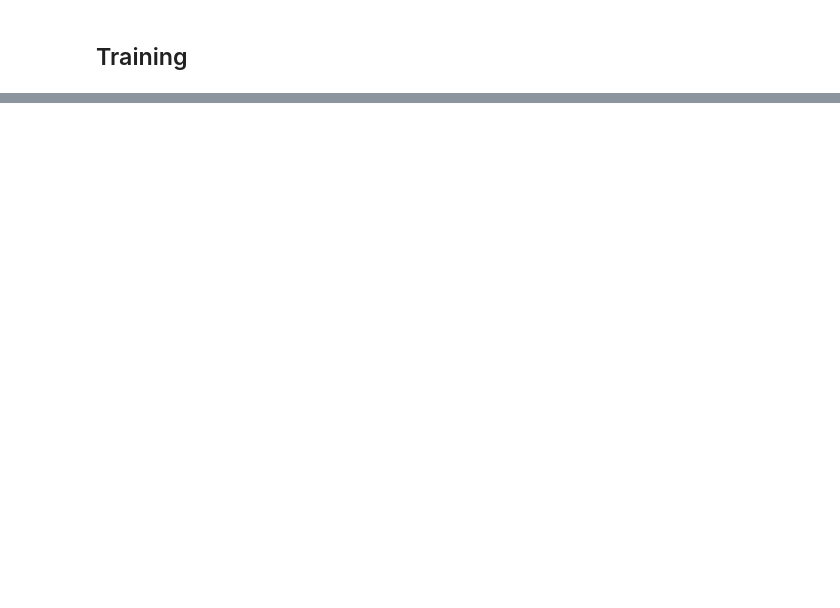
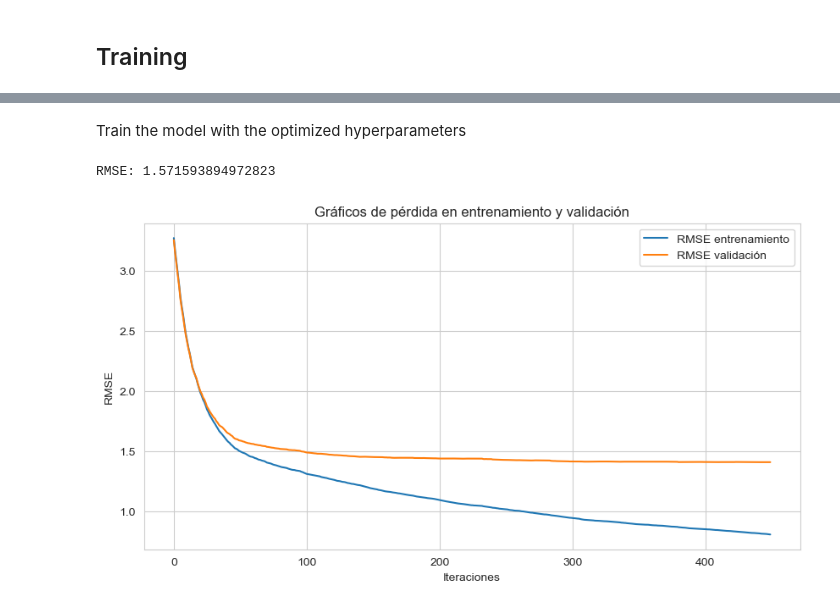
Before and after one commit to josegarciav/Datathon_BDO_2023, a Jupyter notebook: Model_Training.ipynb, the cells around one changed output, grey strips where cells are left out. Drawn from its saved outputs; the diff is of its cells as text; code cells hidden in the pictures; blank space fills up the shorter version.

```diff
--- a/Model_Training.ipynb
+++ b/Model_Training.ipynb
@@ -143,7 +171,2 @@ dtype: object
 # %% [markdown]
 ### LabelEncoder for categorical variables and test train split
-# %%
-scaler = StandardScaler()
-scaler.fit(X)
-x = scaler.transform(X)
-x.shape
@@ -273,0 +357,34 @@ Lime, Shap values, impulso-respuesta
+# %% [markdown]
+Train the model with the optimized hyperparameters
+# %%
+best_params = study.best_params
+best_params.update({
+    'od_type': 'Iter',
+    'od_wait': 50,
+    'eval_metric': 'RMSE',
+    'verbose': False
+})
+model = CatBoostRegressor(**best_params)
+model.fit(X_train, y_train, eval_set=[(X_valid, y_valid)])
+y_pred = model.predict(X_test)
+rmse = np.sqrt(mean_squared_error(y_test, y_pred))
+print(f"RMSE: {rmse}")
+# %% [output]
+RMSE: 1.571593894972823
+# %%
+evals_result = model.get_evals_result()
+
+# Extraer RMSE
+train_rmse = evals_result['learn']['RMSE']
+valid_rmse = evals_result['validation']['RMSE']
+
+plt.figure(figsize=(10, 5))
+plt.plot(train_rmse, label='RMSE entrenamiento')
+plt.plot(valid_rmse, label='RMSE validación')
+plt.xlabel('Iteraciones')
+plt.ylabel('RMSE')
+plt.legend()
+plt.title('Gráficos de pérdida en entrenamiento y validación')
+plt.show()
+# %% [output]
+[figure, added]
```
Also changed, not shown: parts of 32 cells of this notebook, 9 other files.
